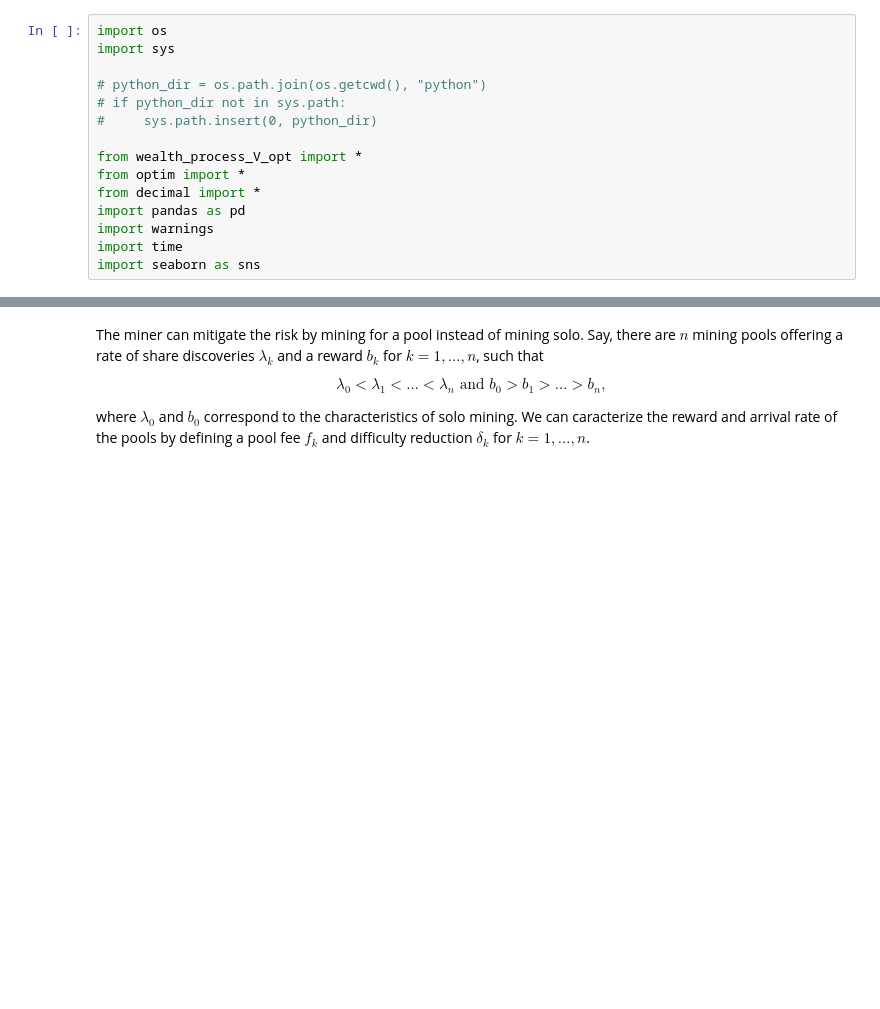
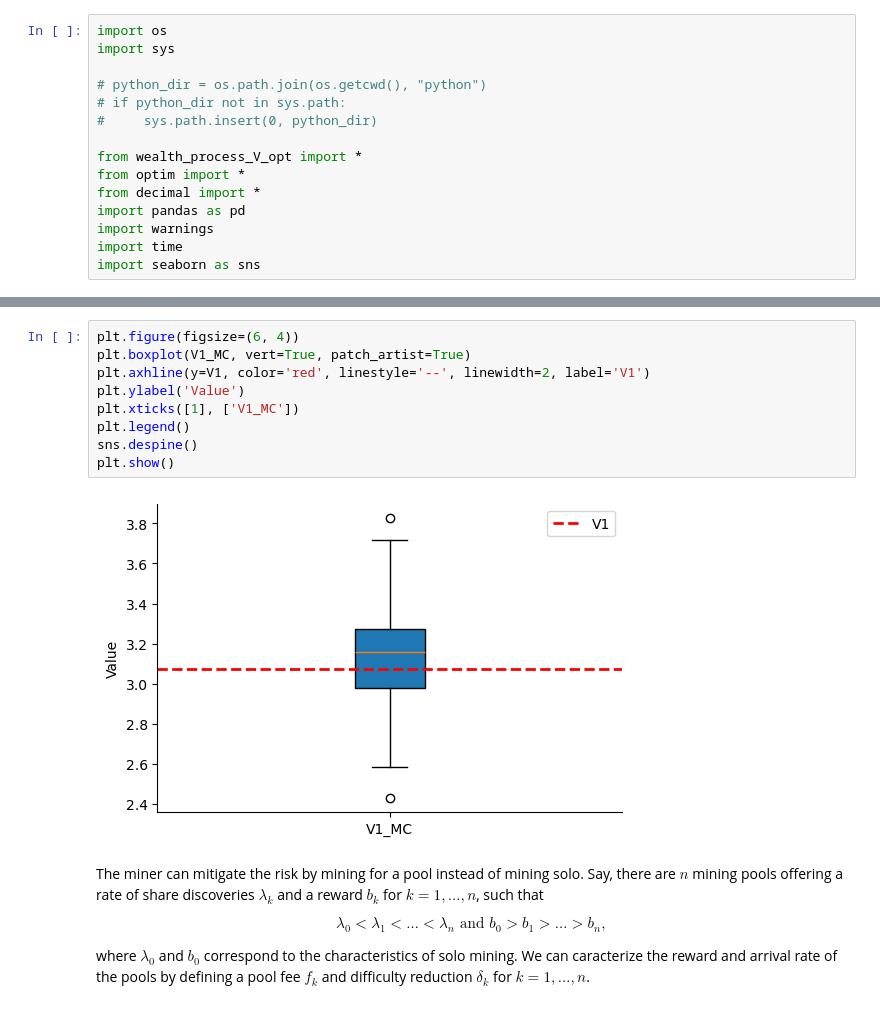
Before and after one commit to LaGauffre/optimal_blockchain_mining, a Jupyter notebook: python/mean_variance_tradeoffs_with_ruin.ipynb, the cells around one changed output, grey strips where cells are left out. Cells and saved outputs as stored; diff of their text form; blank space fills up the shorter version.

```diff
--- a/python/mean_variance_tradeoffs_with_ruin.ipynb
+++ b/python/mean_variance_tradeoffs_with_ruin.ipynb
@@ -58,3 +106,14 @@ l, b, c, n
+# %%
+plt.figure(figsize=(6, 4))
+plt.boxplot(V1_MC, vert=True, patch_artist=True)
+plt.axhline(y=V1, color='red', linestyle='--', linewidth=2, label='V1')
+plt.ylabel('Value')
+plt.xticks([1], ['V1_MC'])
+plt.legend()
+sns.despine()
+plt.show()
+# %% [output]
+[figure, added]
 # %% [markdown]
 The miner can mitigate the risk by mining for a pool instead of mining solo. Say, there are $n$ mining pools offering a rate of share discoveries $\lambda_k$ and a reward $b_k$ for $k = 1,\ldots, n$, such that
 
```
Also changed, not shown: parts of 13 cells of this notebook, 1 other file.
